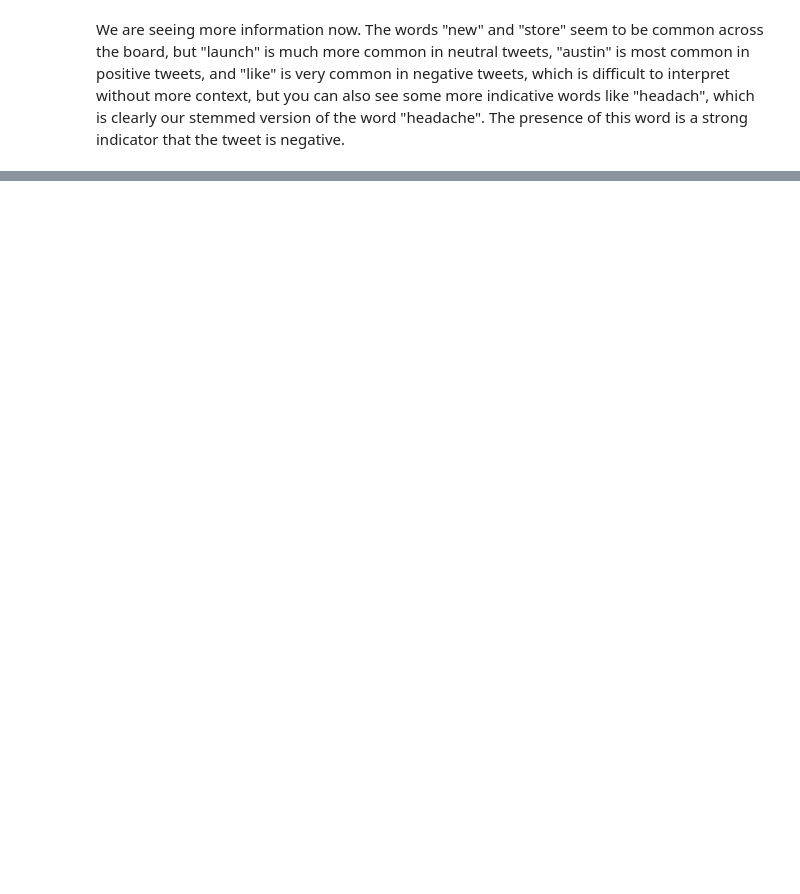
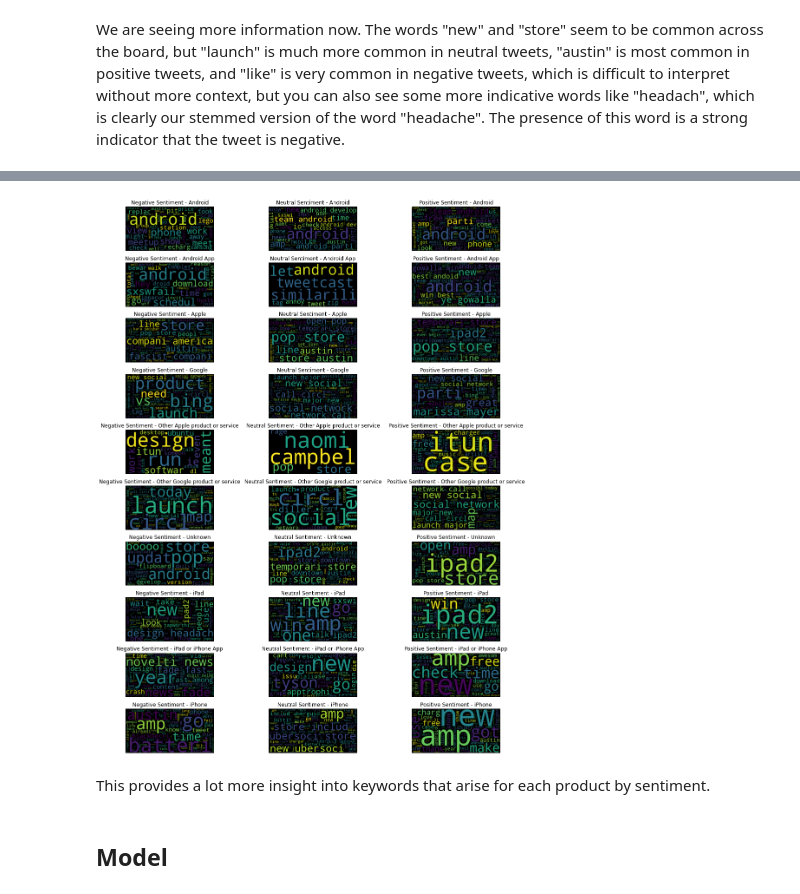
Before and after one commit to chrismiley87/tweet-project, a Jupyter notebook: notebook.ipynb, the cells around one changed output, grey strips where cells are left out. Cells and saved outputs as stored; diff of their text form; code cells hidden in the pictures; blank space fills up the shorter version.

```diff
--- a/notebook.ipynb
+++ b/notebook.ipynb
@@ -754,0 +967,42 @@ We are seeing more information now. The words "new" and "store" seem to be commo
+# %%
+# Calculate the number of rows and columns for the subplots
+nrows = len(percentage_df)
+ncols = len(percentage_df.columns)
+
+# Create a grid of subplots with adjusted size
+fig, axes = plt.subplots(nrows=nrows, ncols=ncols, figsize=(15, 18))
+
+# Loop over each brand and sentiment
+for i, brand in enumerate(percentage_df.index):
+    for j, sentiment in enumerate(percentage_df.columns):
+        # Filter the data for the specific brand and sentiment
+        filtered_data = df[(df['brand_or_product'] == brand) & (df['sentiment'] == sentiment)]
+
+        # Concatenate all the text data
+        text = ' '.join(filtered_data['brandless_tweet_without_stopwords'].explode().fillna(''))
+
+        # Generate the word cloud
+        wordcloud = WordCloud().generate(text)
+
+        # Plot the word cloud on the corresponding subplot
+        axes[i, j].imshow(wordcloud, interpolation='bilinear')
+        axes[i, j].set_title(f"{sentiment} Sentiment - {brand}")
+        axes[i, j].axis('off')
+
+# Remove any extra subplots
+if len(percentage_df) < nrows * ncols:
+    for i in range(len(percentage_df), nrows):
+        for j in range(ncols):
+            fig.delaxes(axes[i, j])
+
+# Adjust the spacing between subplots
+plt.tight_layout()
+
+# Show the plot
+plt.show()
+# %% [output]
+[figure, added]
+# %% [markdown]
+This provides a lot more insight into keywords that arise for each product by sentiment.
+# %% [markdown]
+## Model
```
Also changed, not shown: parts of 27 cells of this notebook.
